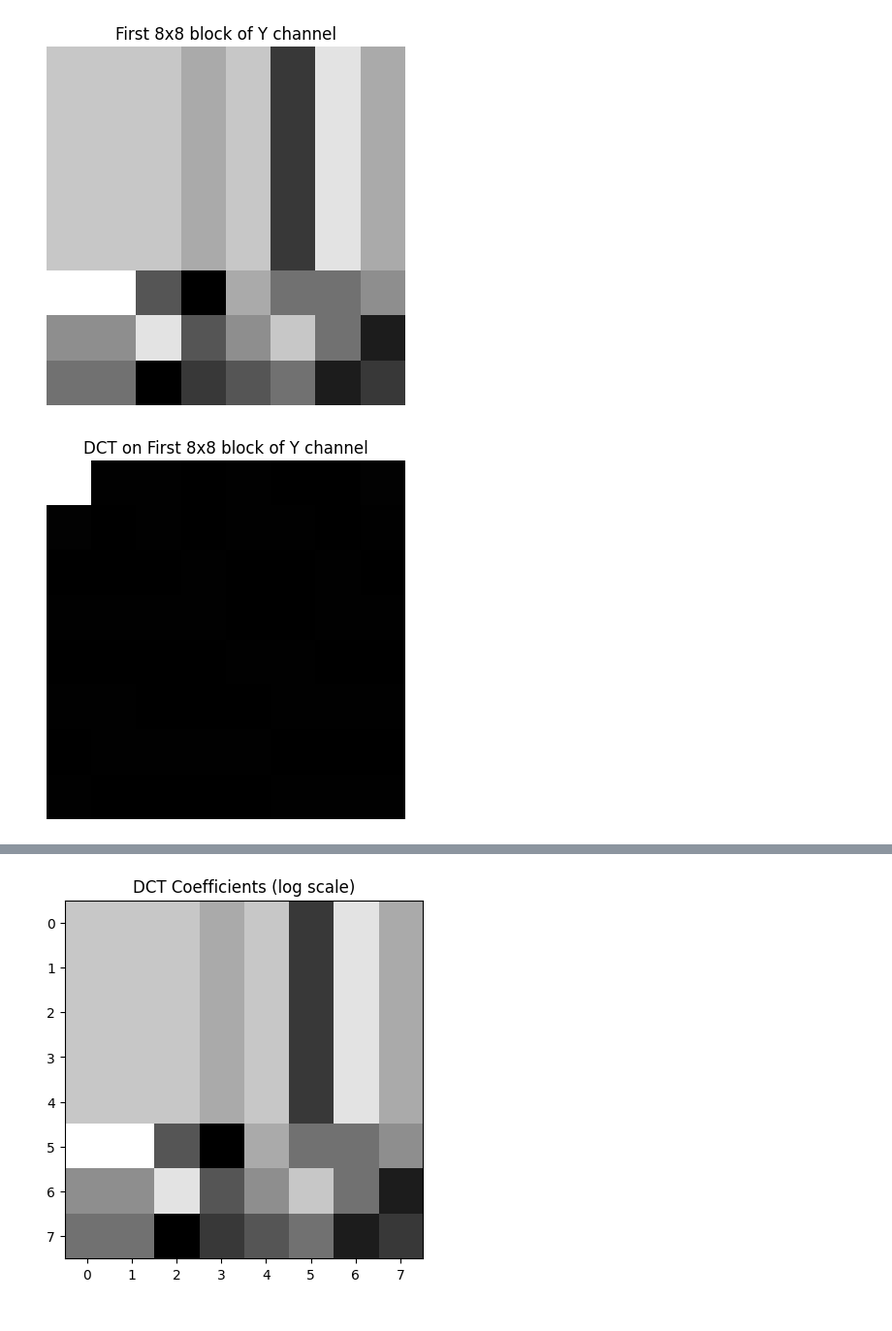
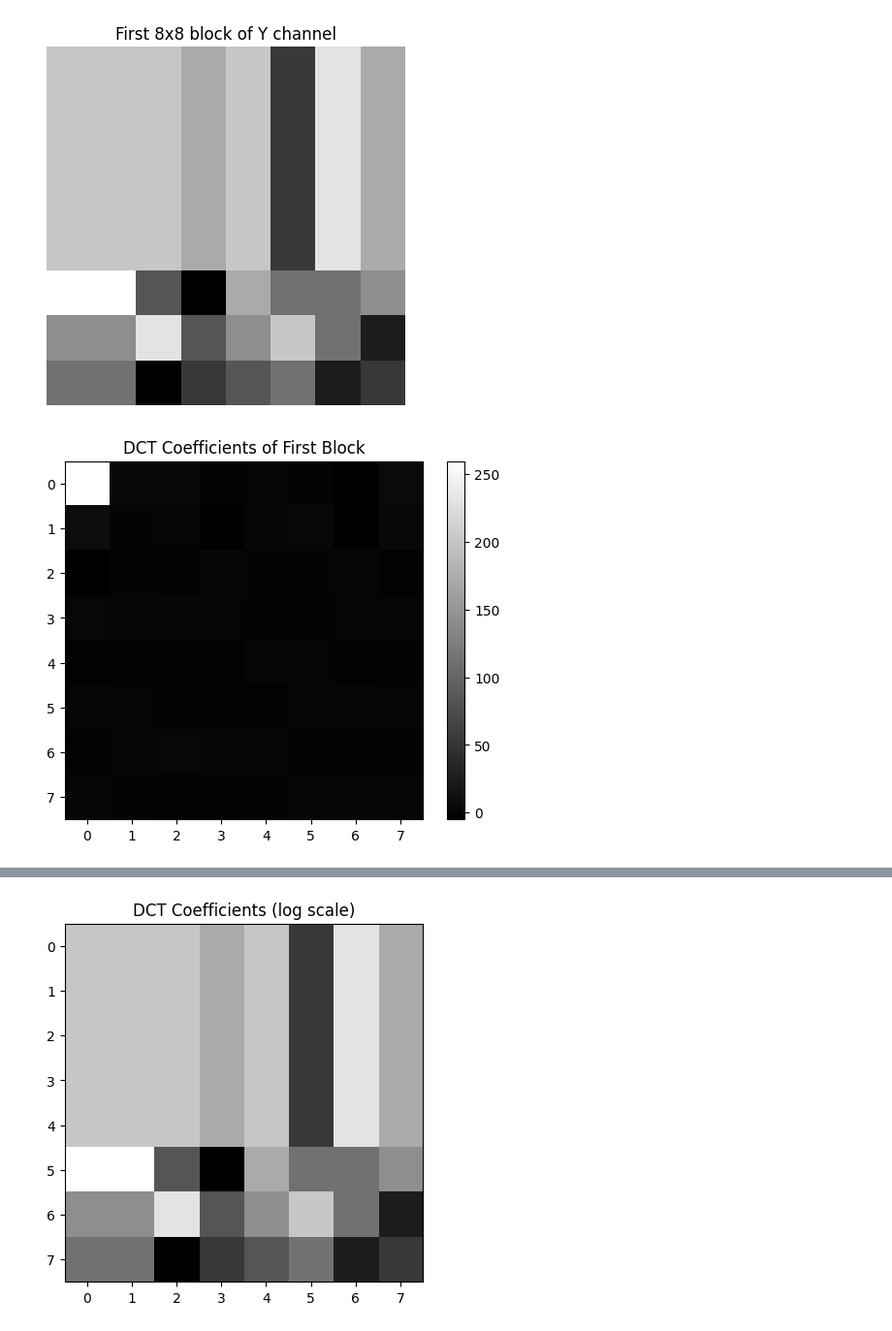
Before and after one commit to Abhijeet-KC/Image_Processing, a Jupyter notebook: 6. JPEG_Compression/Code.ipynb, the cells around one changed output, grey strips where cells are left out. Shown at 97% size. Drawn from its saved outputs; the diff is of its cells as text; code cells hidden in the pictures.

```diff
--- a/6. JPEG_Compression/Code.ipynb
+++ b/6. JPEG_Compression/Code.ipynb
@@ -88,7 +90,7 @@ def split_into_blocks(channel, block_size=8):
 
     return np.array(blocks)
 # %%
-blocks = split_into_blocks(Y, 8)
+blocks = split_into_blocks(Y)
 # %%
 plt.imshow(blocks[0, 0], cmap='gray')
 plt.title('First 8x8 block of Y channel')
@@ -97,19 +99,18 @@ plt.show()
 # %% [output]
 [figure]
 # %%
-def dct2D(block):
-     return dct(dct(block.T, norm='ortho').T, norm='ortho')
+# 7. DCT
+def dct2(block):
+    return dct(dct(block.T, norm='ortho').T, norm='ortho')
 # %%
-block_8x8 = blocks[0, 0].astype(np.float32)
-
-dct_block = dct2D(block_8x8)
+dct_block = dct2(blocks[0, 0] - 128)
 # %%
 plt.imshow(dct_block, cmap='gray')
-plt.title('DCT on First 8x8 block of Y channel')
-plt.axis('off')
+plt.title("DCT Coefficients of First Block")
+plt.colorbar()
 plt.show()
 # %% [output]
-[figure, old version]
+[figure, new version]
 # %%
 plt.imshow(np.log(np.abs(dct_block) + 1), cmap='gray')
 plt.title('DCT Coefficients (log scale)')
```
Also changed, not shown: parts of 19 cells of this notebook.
